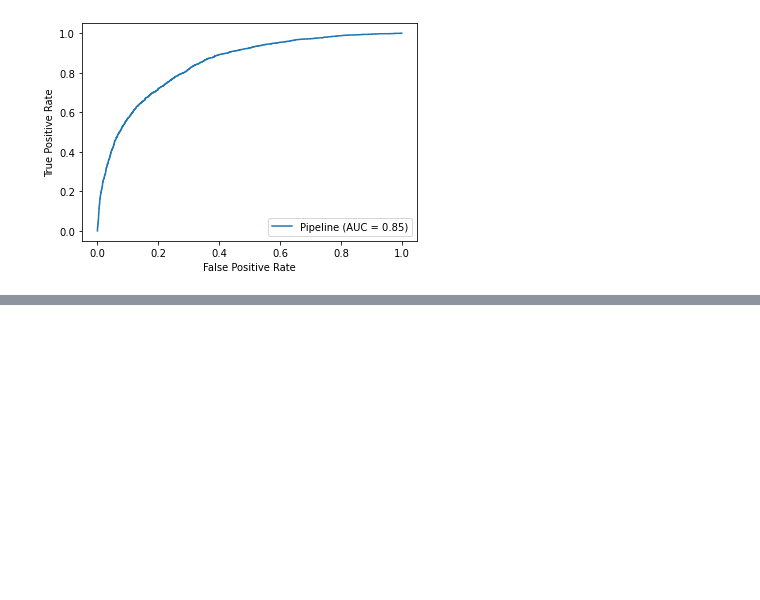
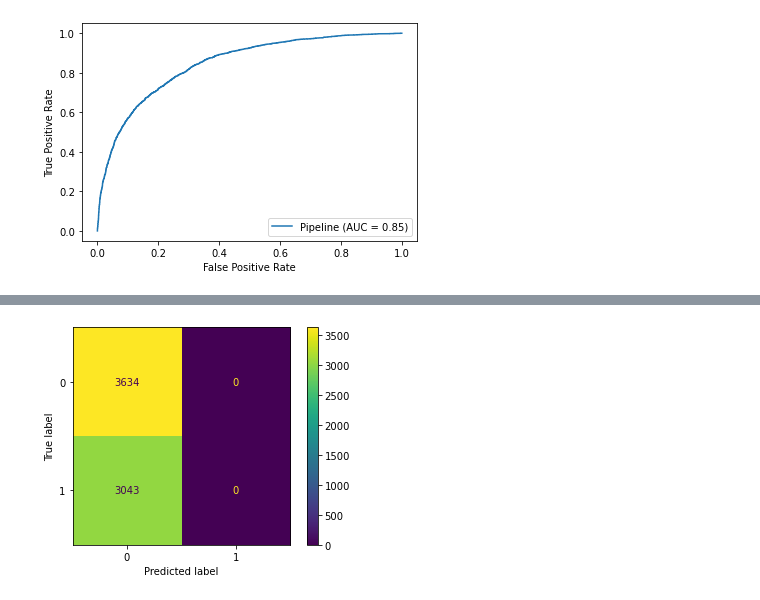
Before and after one commit to ek775/FIS_Phase_3_Project, a Jupyter notebook: modeling_notebook.ipynb, the cells around one changed output, grey strips where cells are left out. Saved outputs shown, nothing was run; the diff lists cells and outputs as text; code cells hidden in the pictures; blank space fills up the shorter version.

Commit message:
added dummy model and metrics for comparison

```diff
--- a/modeling_notebook.ipynb
+++ b/modeling_notebook.ipynb
@@ -404,0 +409,4 @@ plot_roc_curve(initial_model, x_test, y_test);
+# %%
+dum_dum = DummyClassifier(strategy="most_frequent")
+# %%
+dum_dum.fit(X=x_train, y=y_train)
@@ -404,0 +426,4 @@ plot_roc_curve(initial_model, x_test, y_test);
+# %%
+plot_confusion_matrix(dum_dum, x_test, y_test);
+# %% [output]
+[figure, added]
```
Also changed, not shown: parts of 6 cells of this notebook.
